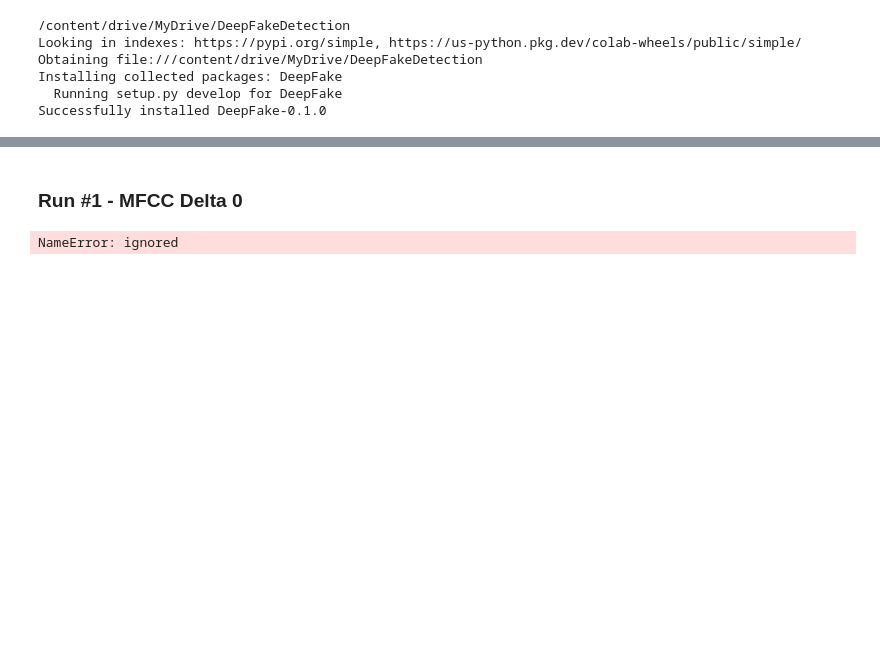
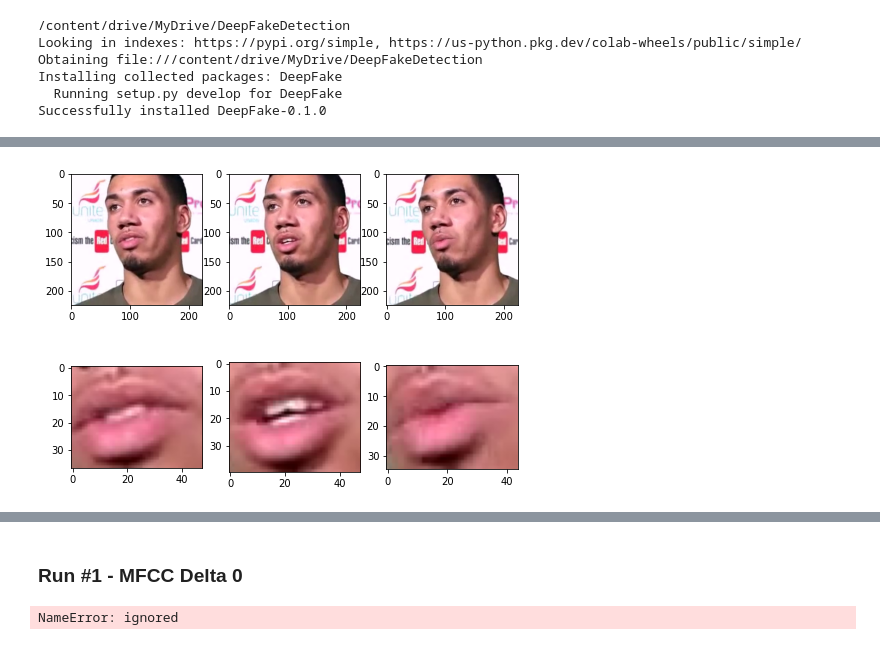
Before and after one commit to romitbarua/MultiModalDeepFake, a Jupyter notebook: TestingNotebooks/PCAvsMFCC.ipynb, the cells around one changed output, grey strips where cells are left out. Saved outputs shown, nothing was run; the diff lists cells and outputs as text; code cells hidden in the pictures; blank space fills up the shorter version.

```diff
--- a/TestingNotebooks/PCAvsMFCC.ipynb
+++ b/TestingNotebooks/PCAvsMFCC.ipynb
@@ -45,0 +86,30 @@ from packages.DlibManager import DlibManager
+# %%
+id = 'id01610'
+
+#load the metadata
+subject_real_metadata = np.array(pd.read_csv(f'/content/drive/MyDrive/DeepFakeDetection/data/FakeAVCeleb_v1.2/training_metadata/{id}_real.csv').columns)
+
+
+video = cv2.VideoCapture(subject_real_metadata[32])
+detector = dlib.get_frontal_face_detector()
+predictor = dlib.shape_predictor('/content/drive/MyDrive/DeepFakeDetection/model/shape_predictor_68_face_landmarks.dat')
+
+dlib_video = DlibManager(predictor, detector, video, lip_extension_pixels=5)
+frames = dlib_video.full_frames
+lips = dlib_video.lip_frames
+
+random_frames = np.random.choice(np.arange(0, len(frames), 1), 3)
+
+fig, axes = plt.subplots(2, 3,figsize=(8,6))
+for i in range(3):
+  for j in range(2):
+
+    full_image = cv2.cvtColor(frames[random_frames[i]], cv2.COLOR_BGR2RGB)
+    lip_image = cv2.cvtColor(lips[random_frames[i]], cv2.COLOR_BGR2RGB)
+
+    axes[0][i].imshow(full_image)
+    axes[1][i].imshow(lip_image)
+
+plt.show()
+# %% [output]
+[figure, added]
```
Also changed, not shown: parts of 39 cells of this notebook.
